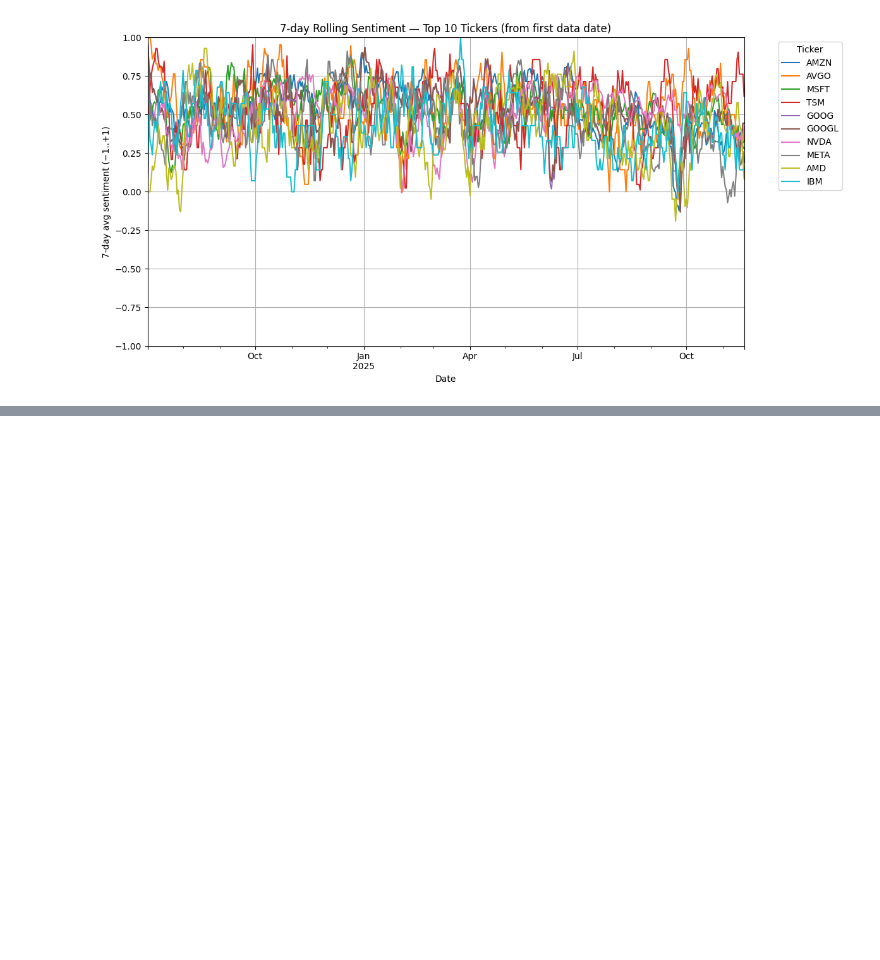
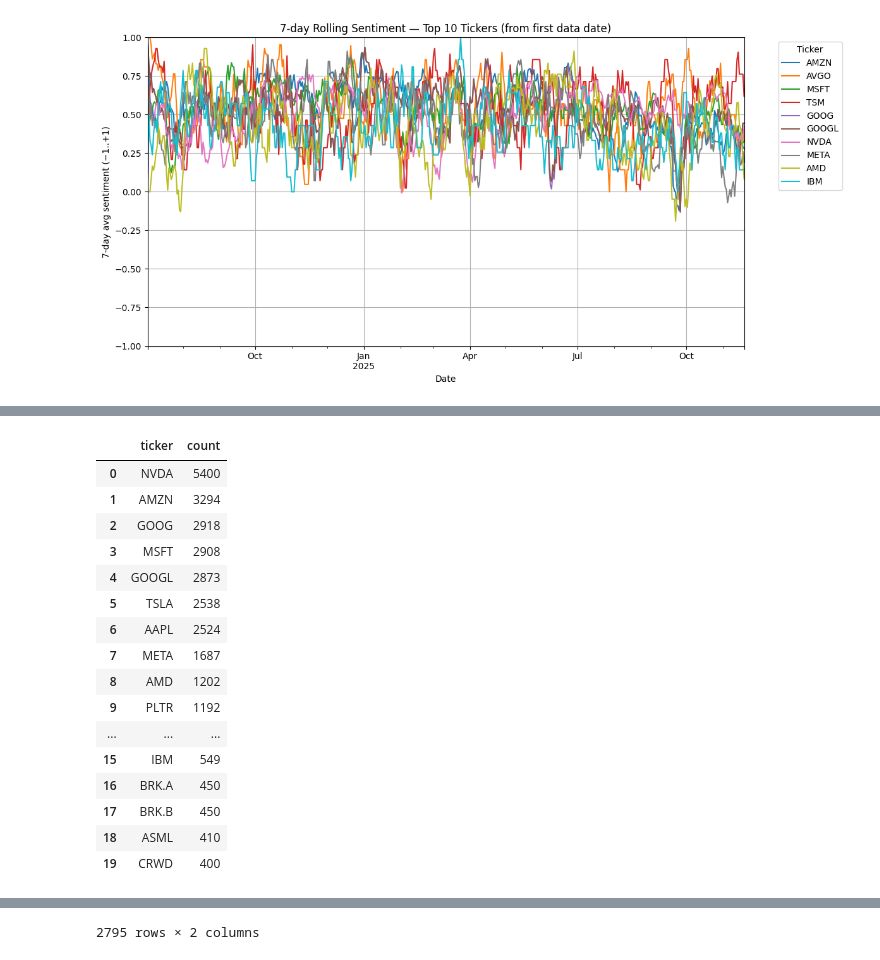
Before and after one commit to kailaidescope/StockSavvy, a Jupyter notebook: analytics/probe.ipynb, the cells around one changed output, grey strips where cells are left out. Cells and saved outputs as stored; diff of their text form; code cells hidden in the pictures; blank space fills up the shorter version.

Commit message:
Added more data transformation for analyses

```diff
--- a/analytics/probe.ipynb
+++ b/analytics/probe.ipynb
@@ -435,19 +437,19 @@ rows = []
 mapping = {'negative': -1, 'neutral': 0, 'positive': 1}
 
 for r in cursor:
-    t = r.get('ticker')
-    s = r.get('sentiment')
+    tickers = r.get('ticker')
+    sentiments = r.get('sentiment')
     day = r.get('published_at')
-    if not t or not s or not day:
+    if not tickers or not sentiments or not day:
         continue
     # filter by allowed_tickers if present
-    if allowed_tickers and t.upper() not in allowed_tickers:
+    if allowed_tickers and tickers.upper() not in allowed_tickers:
         continue
-    si = mapping.get(str(s).lower())
-    if si is None:
+    sentiment = mapping.get(str(sentiments).lower())
+    if sentiment is None:
         # skip unknown sentiment labels
         continue
-    rows.append({'ticker': t, 'day': day, 'sentiment': si})
+    rows.append({'ticker': tickers, 'day': day, 'sentiment': sentiment})
 
 if not rows:
     print('No sentiment rows found (ensure insights exist in DB).')
@@ -639,0 +763,38 @@ Top 10 tickers being plotted: ['AMZN', 'AVGO', 'MSFT', 'TSM', 'GOOG', 'GOOGL', '
+# %%
+# Count sentiment datapoints across ALL tickers (use df_sent_all produced above)
+import pandas as pd
+from IPython.display import display
+
+# Ensure df_sent_all exists — prefer the all-tickers dataset
+try:
+    df_sent_all
+except NameError:
+    raise RuntimeError("`df_sent_all` not found — run the 'Extract sentiment for ALL tickers' cell first")
+
+# Compute totals and per-ticker counts
+total_datapoints = len(df_sent_all)
+per_ticker_counts = df_sent_all.groupby('ticker').size().sort_values(ascending=False)
+avg_per_ticker = per_ticker_counts.mean() if not per_ticker_counts.empty else 0
+
+# Count how many have non-empty comments
+num_with_reasoning = df_sent_all['comments'].fillna('').astype(str).str.strip().ne('').sum()
+
+# Count of each sentiment label (original labels as found in the data)
+sentiment_label_counts = df_sent_all['sentiment'].fillna('unknown').value_counts()
+
+print(f"Total sentiment datapoints (ALL tickers): {total_datapoints}")
+print(f"Number of distinct tickers with sentiment: {per_ticker_counts.size}")
+print(f"Average datapoints per ticker: {avg_per_ticker:.2f}")
+print(f"Number of datapoints with comments: {num_with_reasoning}")
+
+print(sentiment_label_counts.to_string())
+
+# Show per-ticker counts (top 20) for quick inspection
+
+display(per_ticker_counts.reset_index(name='count').head(20))
+
+# Also display the full per-ticker counts table
+display(per_ticker_counts.reset_index(name='count').head(20))
+# Show counts per ticker (head for quick view)
+display(per_ticker_counts.reset_index(name='count'))
+# %% [output]
@@ -639,0 +821,17 @@ Top 10 tickers being plotted: ['AMZN', 'AVGO', 'MSFT', 'TSM', 'GOOG', 'GOOGL', '
+|  | ticker | count |
+| 0 | NVDA | 5400 |
+| 1 | AMZN | 3294 |
+| 2 | GOOG | 2918 |
+| 3 | MSFT | 2908 |
+| 4 | GOOGL | 2873 |
+| 5 | TSLA | 2538 |
+| 6 | AAPL | 2524 |
+| 7 | META | 1687 |
+| 8 | AMD | 1202 |
+| 9 | PLTR | 1192 |
+| ... | ... | ... |
+| 15 | IBM | 549 |
+| 16 | BRK.A | 450 |
+| 17 | BRK.B | 450 |
+| 18 | ASML | 410 |
+| 19 | CRWD | 400 |
@@ -639,0 +867 @@ Top 10 tickers being plotted: ['AMZN', 'AVGO', 'MSFT', 'TSM', 'GOOG', 'GOOGL', '
+2795 rows × 2 columns
```
Also changed, not shown: parts of 6 cells of this notebook, 1 other file.
